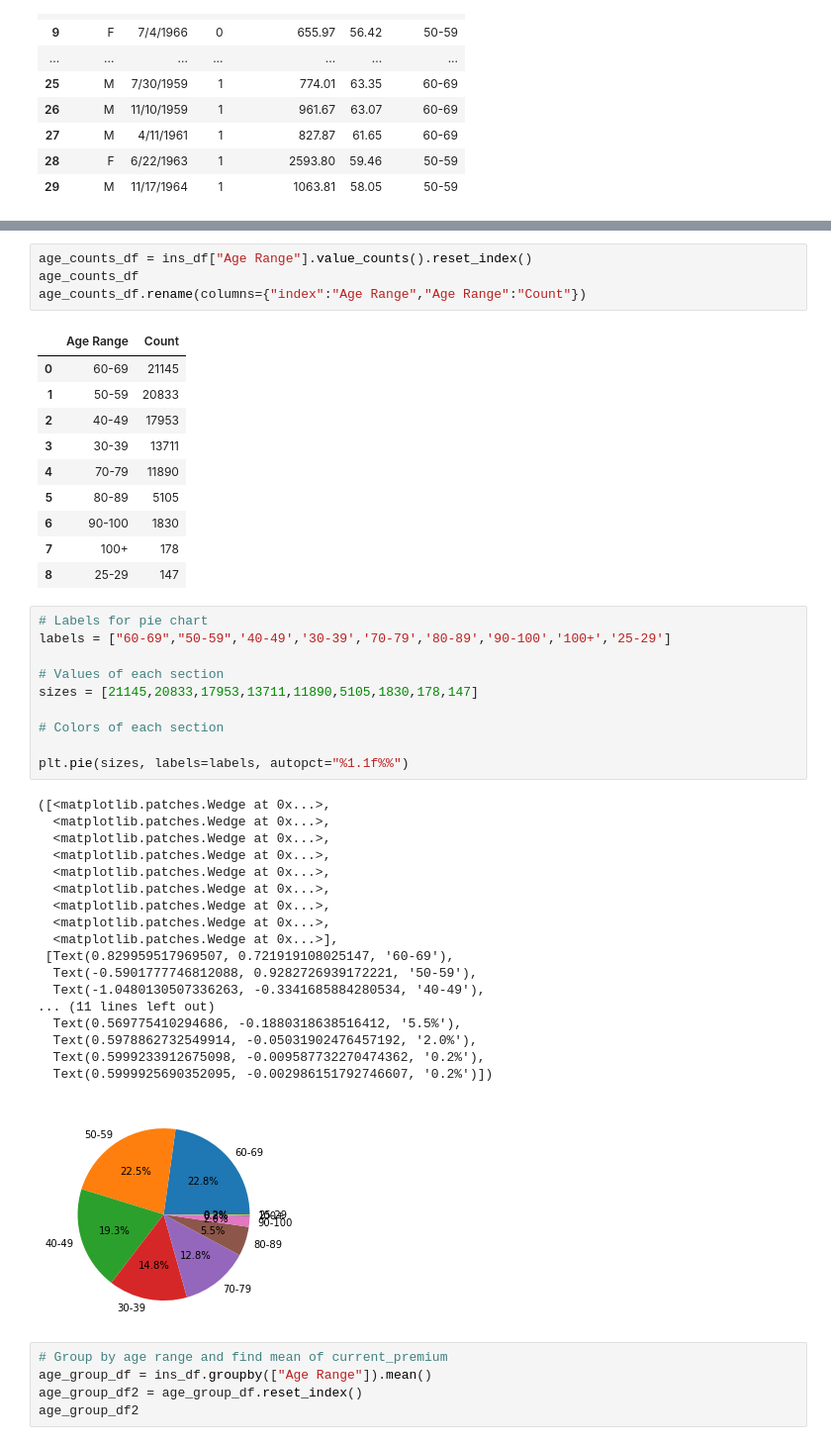
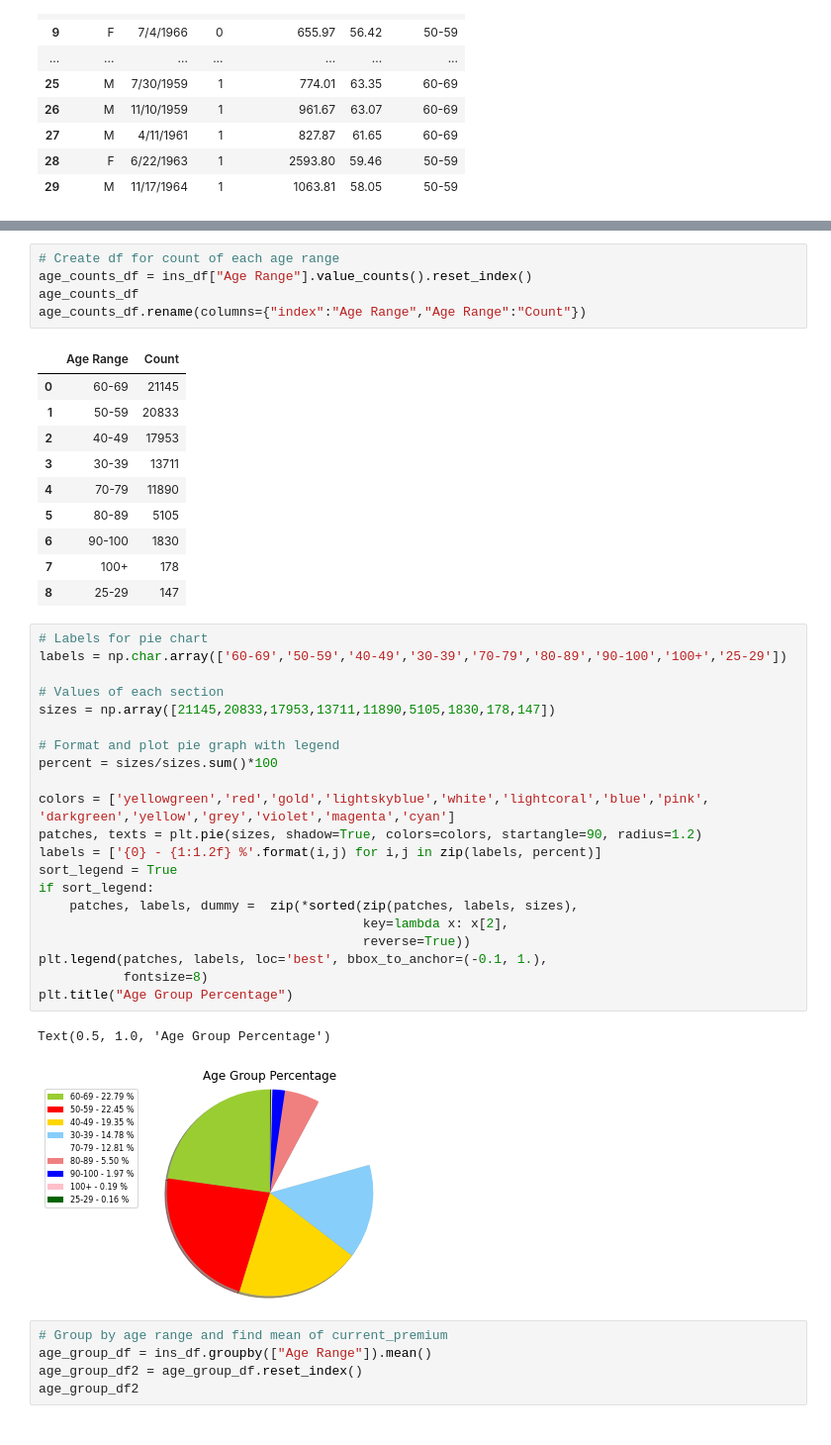
Before and after one commit to jthubert10/Auto_Insurance_Analysis, a Jupyter notebook: pyInsuranceAge.ipynb, the cells around one changed output, grey strips where cells are left out. Shown at 99% size. Drawn from its saved outputs; the diff is of its cells as text.

Commit message:
Added a few more charts

```diff
--- a/pyInsuranceAge.ipynb
+++ b/pyInsuranceAge.ipynb
@@ -45,4 +82,5 @@ ins_df.head(30)
 # %%
+# Create df for count of each age range
 age_counts_df = ins_df["Age Range"].value_counts().reset_index()
 age_counts_df
 age_counts_df.rename(columns={"index":"Age Range","Age Range":"Count"})
@@ -59,33 +97,28 @@ age_counts_df.rename(columns={"index":"Age Range","Age Range":"Count"})
 | 8 | 25-29 | 147 |
 # %%
 # Labels for pie chart
-labels = ["60-69","50-59",'40-49','30-39','70-79','80-89','90-100','100+','25-29']
+labels = np.char.array(['60-69','50-59','40-49','30-39','70-79','80-89','90-100','100+','25-29'])
 
 # Values of each section
-sizes = [21145,20833,17953,13711,11890,5105,1830,178,147]
+sizes = np.array([21145,20833,17953,13711,11890,5105,1830,178,147])
 
-# Colors of each section
+# Format and plot pie graph with legend
+percent = sizes/sizes.sum()*100
 
-plt.pie(sizes, labels=labels, autopct="%1.1f%%")
+colors = ['yellowgreen','red','gold','lightskyblue','white','lightcoral','blue','pink', 'darkgreen','yellow','grey','violet','magenta','cyan']
+patches, texts = plt.pie(sizes, shadow=True, colors=colors, startangle=90, radius=1.2)
+labels = ['{0} - {1:1.2f} %'.format(i,j) for i,j in zip(labels, percent)]
+sort_legend = True
+if sort_legend:
+    patches, labels, dummy =  zip(*sorted(zip(patches, labels, sizes),
+                                          key=lambda x: x[2],
+                                          reverse=True))
+plt.legend(patches, labels, loc='best', bbox_to_anchor=(-0.1, 1.),
+           fontsize=8)
+plt.title("Age Group Percentage")
 # %% [output]
-([<matplotlib.patches.Wedge at 0x...>,
-  <matplotlib.patches.Wedge at 0x...>,
-  <matplotlib.patches.Wedge at 0x...>,
-  <matplotlib.patches.Wedge at 0x...>,
-  <matplotlib.patches.Wedge at 0x...>,
-  <matplotlib.patches.Wedge at 0x...>,
-  <matplotlib.patches.Wedge at 0x...>,
-  <matplotlib.patches.Wedge at 0x...>,
-  <matplotlib.patches.Wedge at 0x...>],
- [Text(0.829959517969507, 0.721919108025147, '60-69'),
-  Text(-0.5901777746812088, 0.9282726939172221, '50-59'),
-  Text(-1.0480130507336263, -0.3341685884280534, '40-49'),
-... (11 lines left out)
-  Text(0.569775410294686, -0.1880318638516412, '5.5%'),
-  Text(0.5978862732549914, -0.05031902476457192, '2.0%'),
-  Text(0.5999233912675098, -0.009587732270474362, '0.2%'),
-  Text(0.5999925690352095, -0.002986151792746607, '0.2%')])
+Text(0.5, 1.0, 'Age Group Percentage')
-[figure, old version]
+[figure, new version]
 # %%
 # Group by age range and find mean of current_premium
 age_group_df = ins_df.groupby(["Age Range"]).mean()
```
Also changed, not shown: parts of 4 cells of this notebook.
